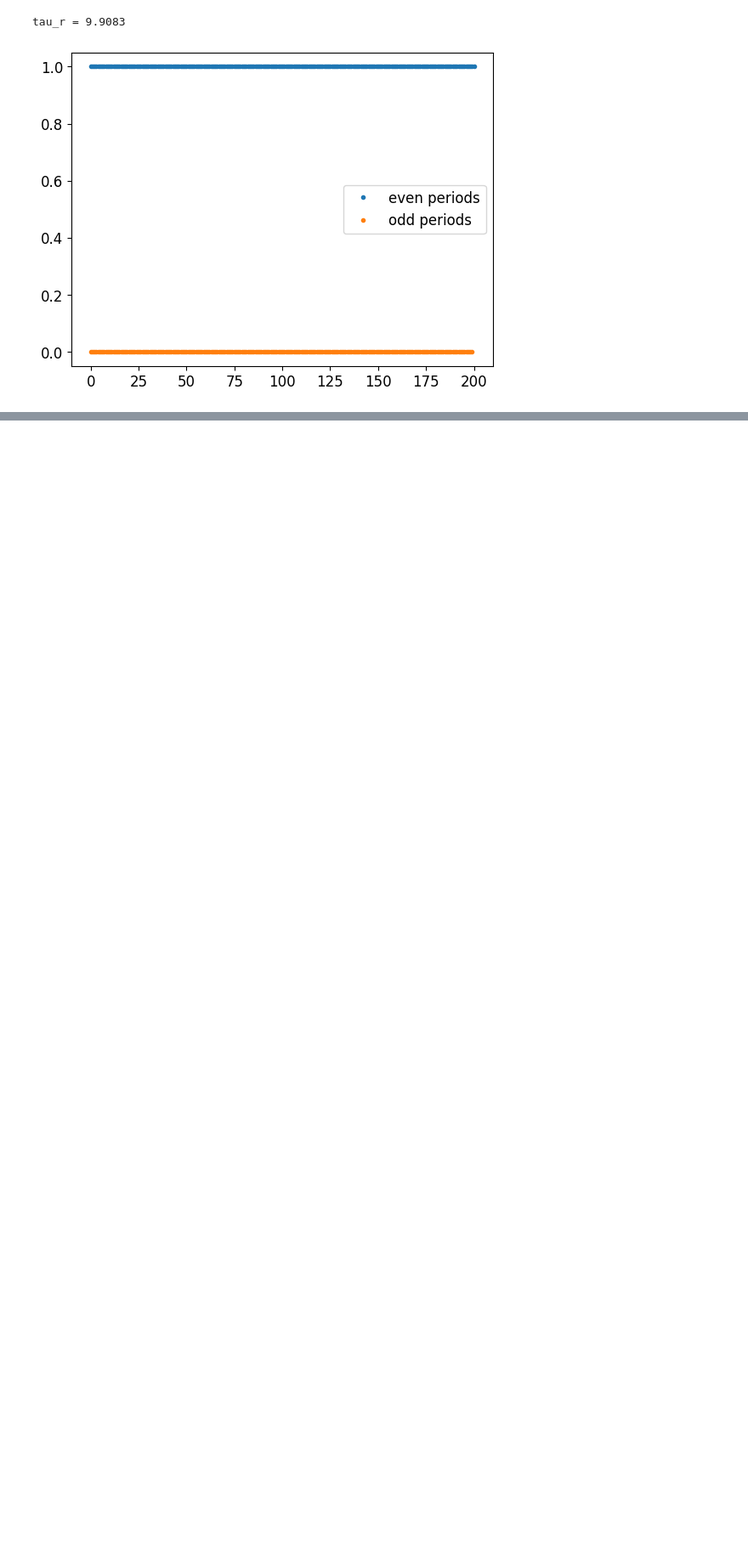
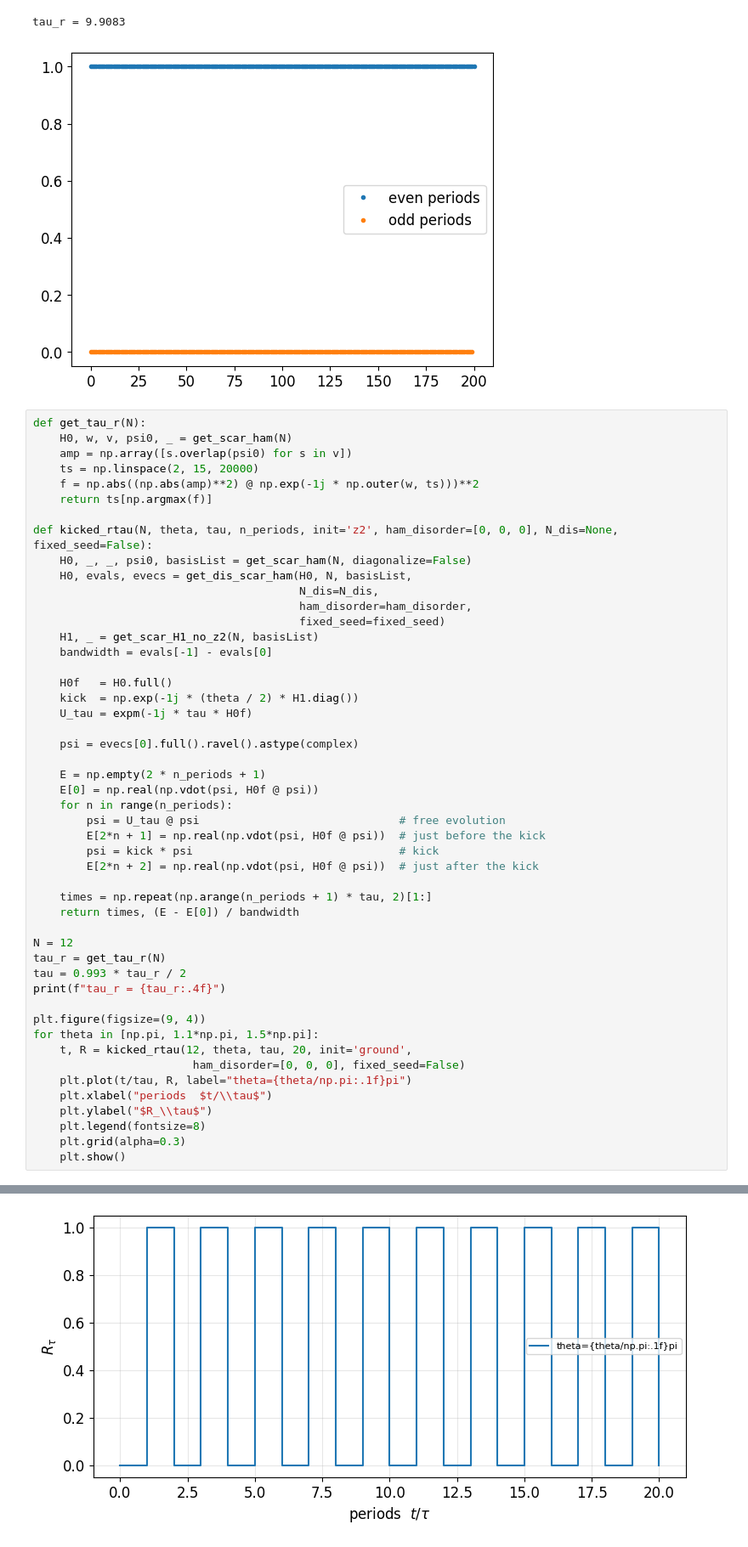
Before and after one commit to Idden/Quantum-Internship, a Jupyter notebook: important/recent/chiral_drive.ipynb, the cells around one changed output, grey strips where cells are left out. Shown at 85% size. Saved outputs shown, nothing was run; the diff lists cells and outputs as text; blank space fills up the shorter version.

```diff
--- a/important/recent/chiral_drive.ipynb
+++ b/important/recent/chiral_drive.ipynb
@@ -44,3 +44,53 @@ plt.show()
 # %% [output]
 tau_r = 9.9083
 [figure]
+# %%
+def get_tau_r(N):
+    H0, w, v, psi0, _ = get_scar_ham(N)
+    amp = np.array([s.overlap(psi0) for s in v])
+    ts = np.linspace(2, 15, 20000)
+    f = np.abs((np.abs(amp)**2) @ np.exp(-1j * np.outer(w, ts)))**2
+    return ts[np.argmax(f)]
+
+def kicked_rtau(N, theta, tau, n_periods, init='z2', ham_disorder=[0, 0, 0], N_dis=None, fixed_seed=False):
+    H0, _, _, psi0, basisList = get_scar_ham(N, diagonalize=False)
+    H0, evals, evecs = get_dis_scar_ham(H0, N, basisList,
+                                        N_dis=N_dis,
+                                        ham_disorder=ham_disorder,
+                                        fixed_seed=fixed_seed)
+    H1, _ = get_scar_H1_no_z2(N, basisList)
+    bandwidth = evals[-1] - evals[0]
+
+    H0f   = H0.full()
+    kick  = np.exp(-1j * (theta / 2) * H1.diag())
+    U_tau = expm(-1j * tau * H0f)
+
+    psi = evecs[0].full().ravel().astype(complex)
+
+    E = np.empty(2 * n_periods + 1)
+    E[0] = np.real(np.vdot(psi, H0f @ psi))
+    for n in range(n_periods):
+        psi = U_tau @ psi                              # free evolution
+        E[2*n + 1] = np.real(np.vdot(psi, H0f @ psi))  # just before the kick
+        psi = kick * psi                               # kick
+        E[2*n + 2] = np.real(np.vdot(psi, H0f @ psi))  # just after the kick
+
+    times = np.repeat(np.arange(n_periods + 1) * tau, 2)[1:]
+    return times, (E - E[0]) / bandwidth
+
+N = 12
+tau_r = get_tau_r(N)
+tau = 0.993 * tau_r / 2
+print(f"tau_r = {tau_r:.4f}")
+
+plt.figure(figsize=(9, 4))
+for theta in [np.pi, 1.1*np.pi, 1.5*np.pi]:
+    t, R = kicked_rtau(12, theta, tau, 20, init='ground',
+                        ham_disorder=[0, 0, 0], fixed_seed=False)
+    plt.plot(t/tau, R, label="theta={theta/np.pi:.1f}pi")
+    plt.xlabel("periods  $t/\\tau$")
+    plt.ylabel("$R_\\tau$")
+    plt.legend(fontsize=8)
+    plt.grid(alpha=0.3)
+    plt.show()
+# %% [output]
@@ -46,0 +98 @@ tau_r = 9.9083
+[figure, added]
```
Also changed, not shown: parts of 2 cells of this notebook.
